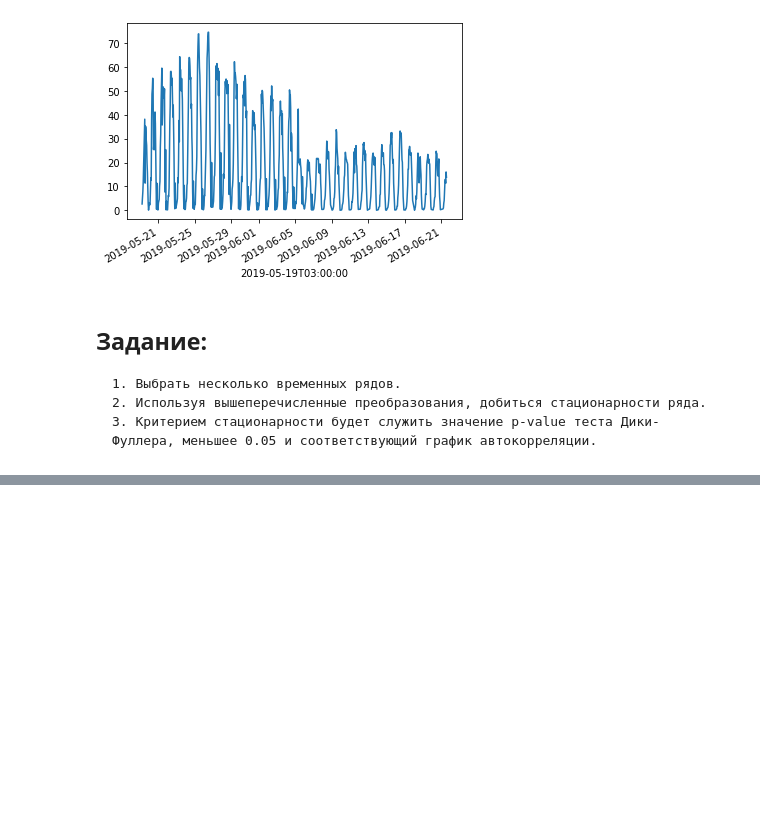
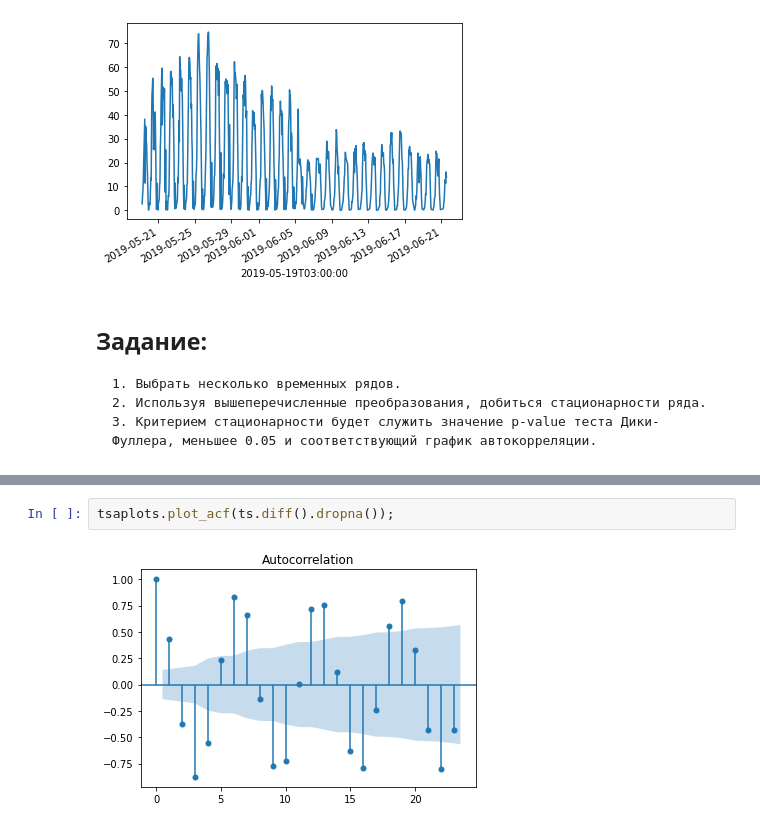
Before and after one commit to Zork777/ts_summer, a Jupyter notebook: week_1/transformations.ipynb, the cells around one changed output, grey strips where cells are left out. Saved outputs shown, nothing was run; the diff lists cells and outputs as text; blank space fills up the shorter version.

```diff
--- a/week_1/transformations.ipynb
+++ b/week_1/transformations.ipynb
@@ -148,0 +171,4 @@ back_transformed.plot()
+# %%
+tsaplots.plot_acf(ts.diff().dropna());
+# %% [output]
+[figure, added]
```
Also changed, not shown: parts of 11 cells of this notebook, 2 other files.
